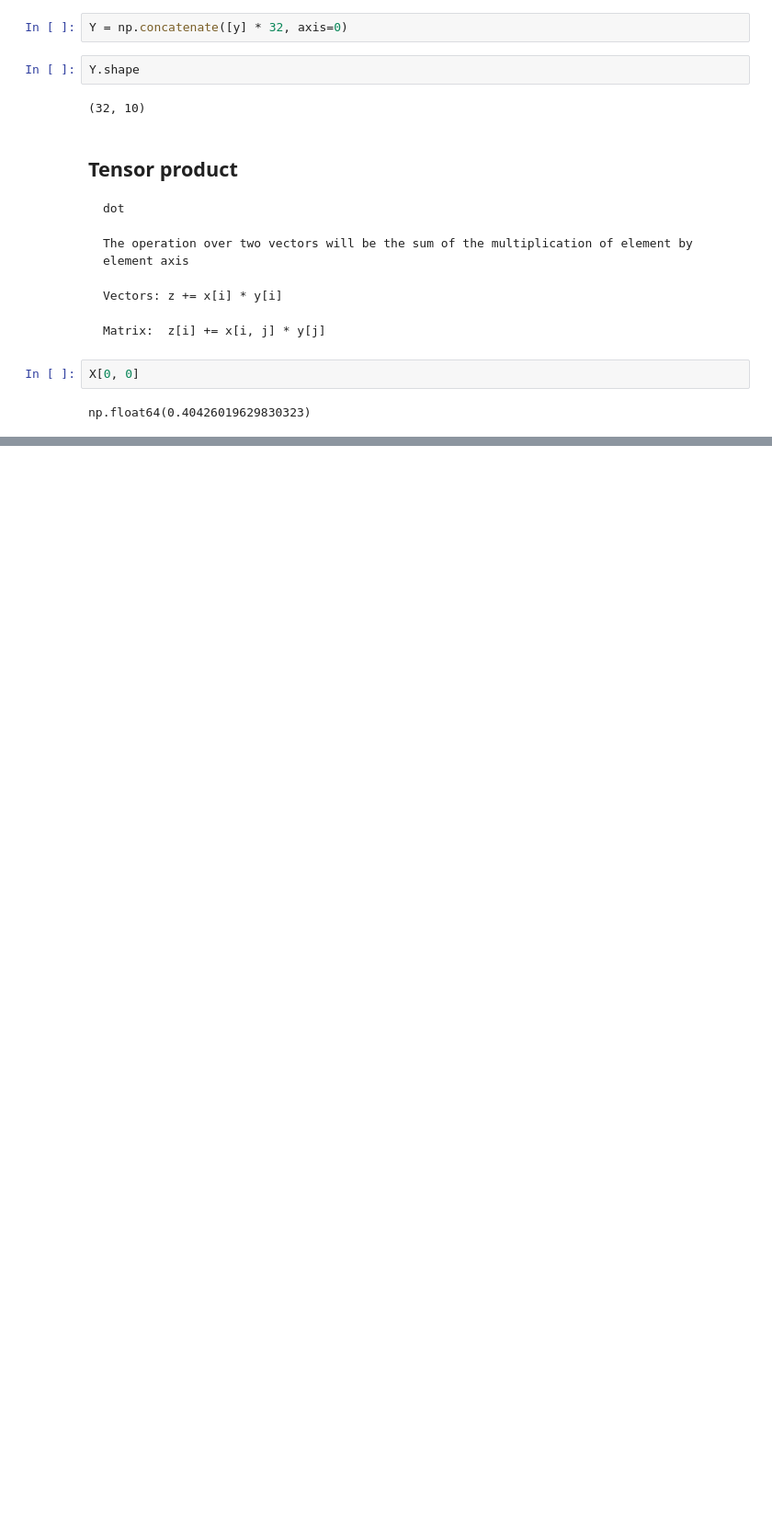
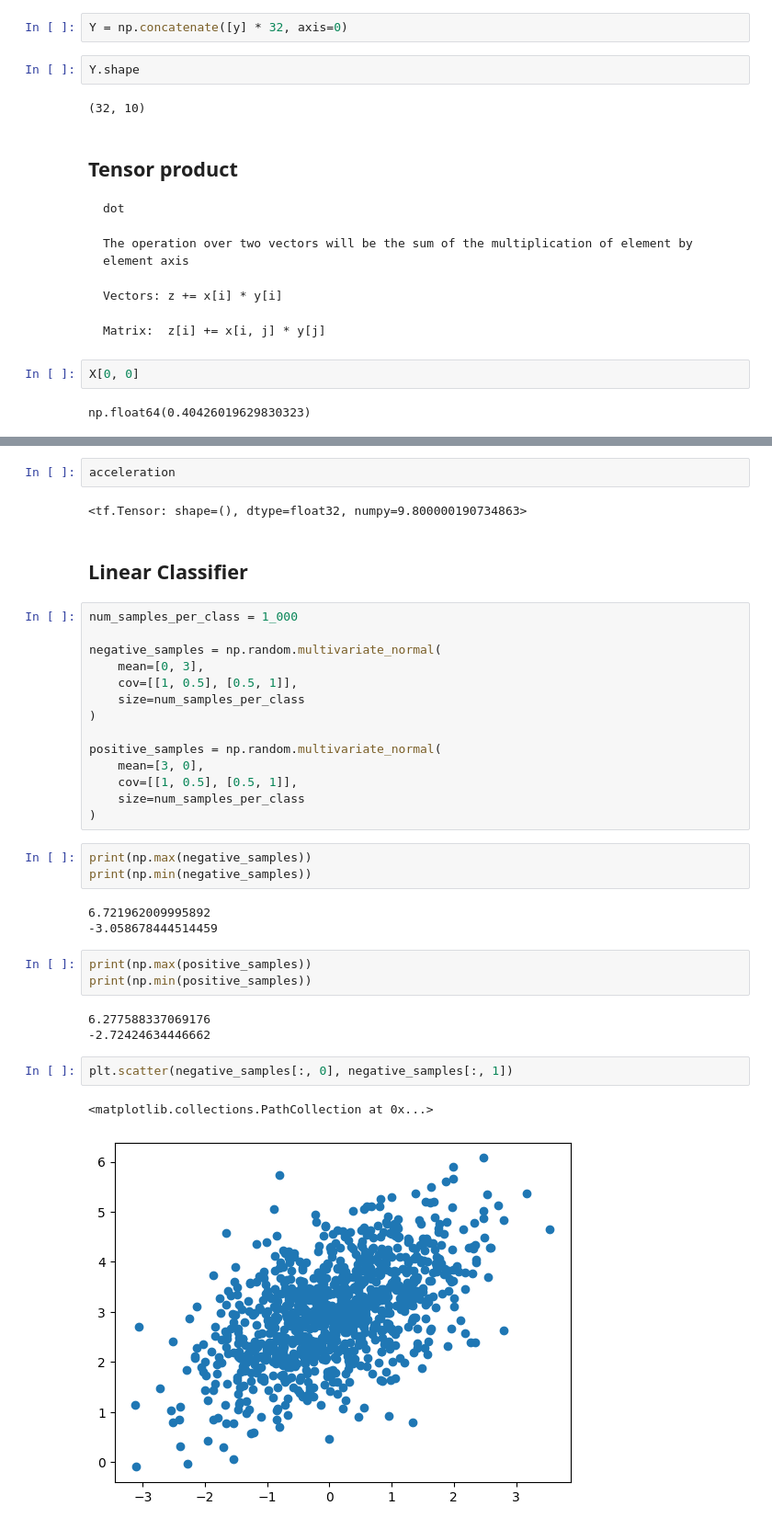
Before and after one commit to MarcosRMG/deep_learning, a Jupyter notebook: notebooks/building_blocks.ipynb, the cells around one changed output, grey strips where cells are left out. Shown at 92% size. Drawn from its saved outputs; the diff is of its cells as text; blank space fills up the shorter version.

Commit message:
feat: scratch linear classifier

```diff
--- a/notebooks/building_blocks.ipynb
+++ b/notebooks/building_blocks.ipynb
@@ -380,0 +579,37 @@ np.float64(0.40426019629830323)
+# %%
+acceleration
+# %% [output]
+<tf.Tensor: shape=(), dtype=float32, numpy=9.800000190734863>
+# %% [markdown]
+## Linear Classifier
+# %%
+num_samples_per_class = 1_000
+
+negative_samples = np.random.multivariate_normal(
+    mean=[0, 3],
+    cov=[[1, 0.5], [0.5, 1]],
+    size=num_samples_per_class
+)
+
+positive_samples = np.random.multivariate_normal(
+    mean=[3, 0],
+    cov=[[1, 0.5], [0.5, 1]],
+    size=num_samples_per_class
+)
+# %%
+print(np.max(negative_samples))
+print(np.min(negative_samples))
+# %% [output]
+6.721962009995892
+-3.058678444514459
+# %%
+print(np.max(positive_samples))
+print(np.min(positive_samples))
+# %% [output]
+6.277588337069176
+-2.72424634446662
+# %%
+plt.scatter(negative_samples[:, 0], negative_samples[:, 1])
+# %% [output]
+<matplotlib.collections.PathCollection at 0x...>
+[figure, added]
```
Also changed, not shown: parts of 53 cells of this notebook.
